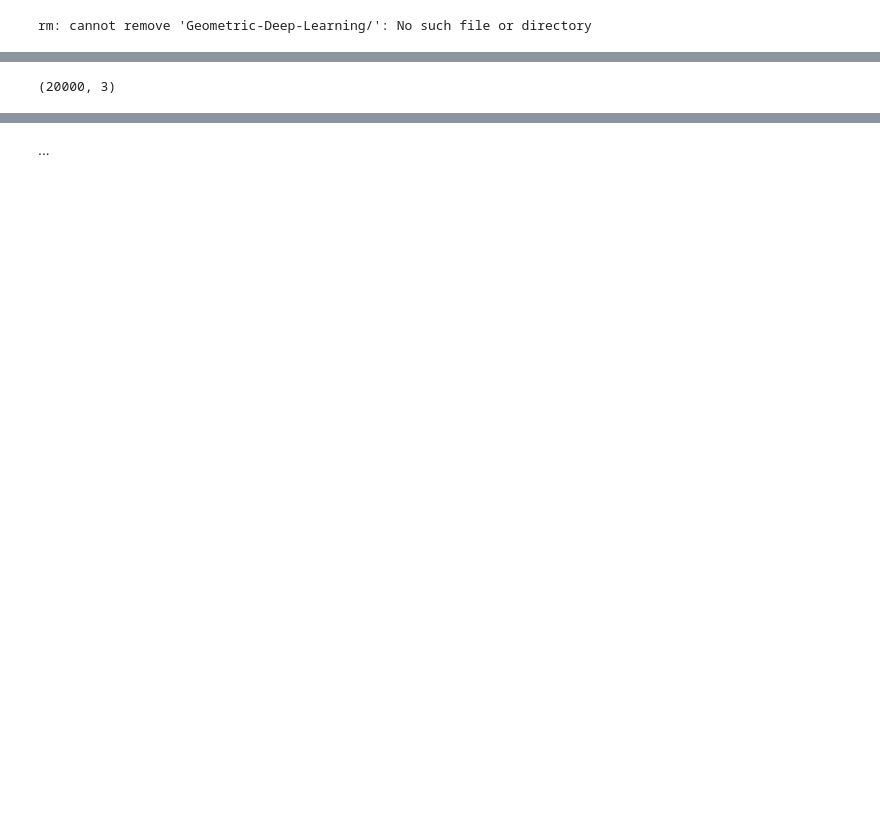
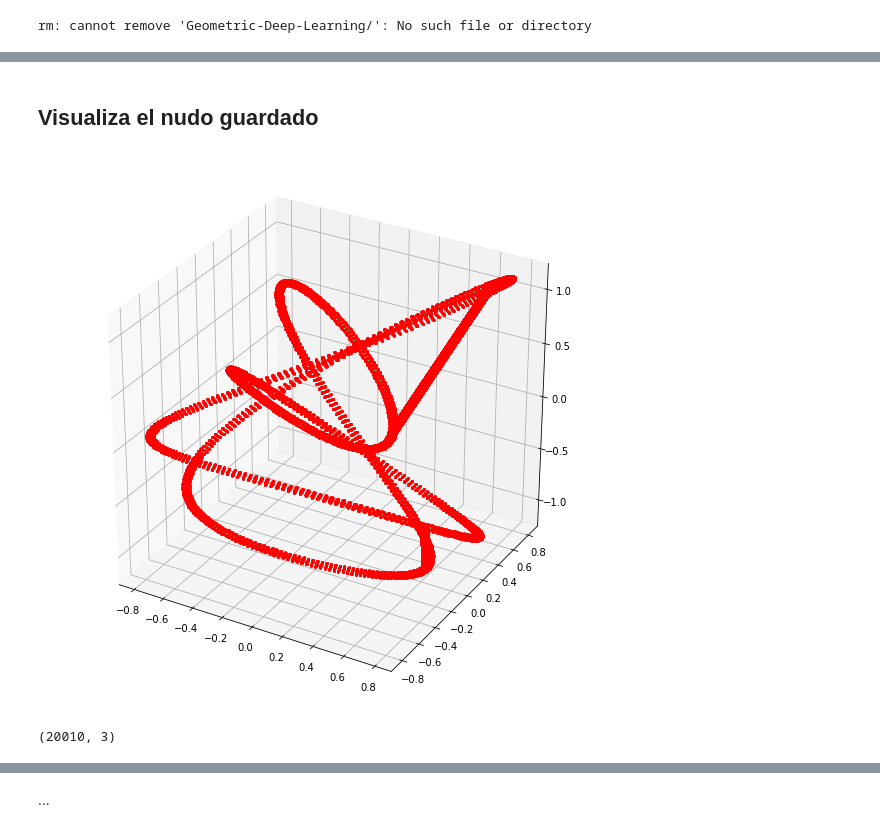
Before and after one commit to mevangelista-alvarado/Geometric-Deep-Learning, a Jupyter notebook: Random_knots/Nudos_aleatorios.ipynb, the cells around one changed output, grey strips where cells are left out. Drawn from its saved outputs; the diff is of its cells as text; code cells hidden in the pictures; blank space fills up the shorter version.

```diff
--- a/Random_knots/Nudos_aleatorios.ipynb
+++ b/Random_knots/Nudos_aleatorios.ipynb
@@ -47,5 +63,11 @@ pcloud.plot_fat_knot()
+# %% [markdown]
+## Visualiza el nudo guardado
+# %%
+load_pcd.plot_fat_knot()
+# %% [output]
+[figure, added]
 # %%
-print(pcloud.fat_knot.shape)
+print(load_pcd.fat_knot.shape)
 # %% [output]
-(20000, 3)
+(20010, 3)
 # %%
```
Also changed, not shown: parts of 18 cells of this notebook.
